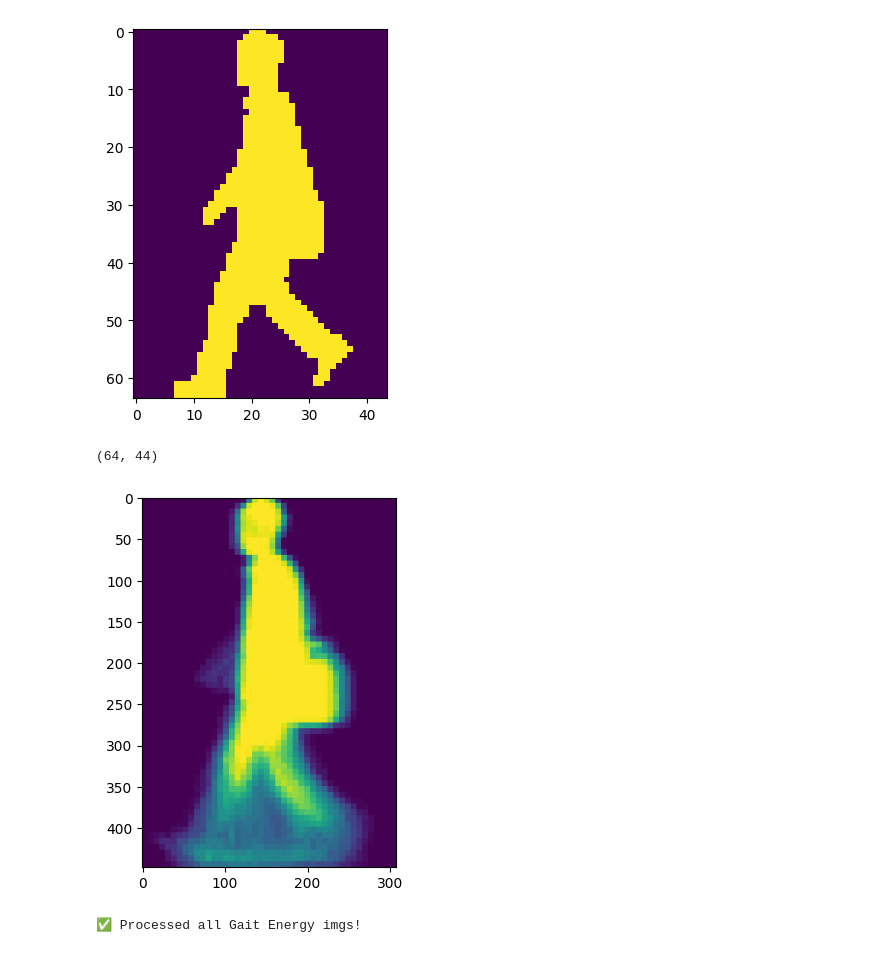
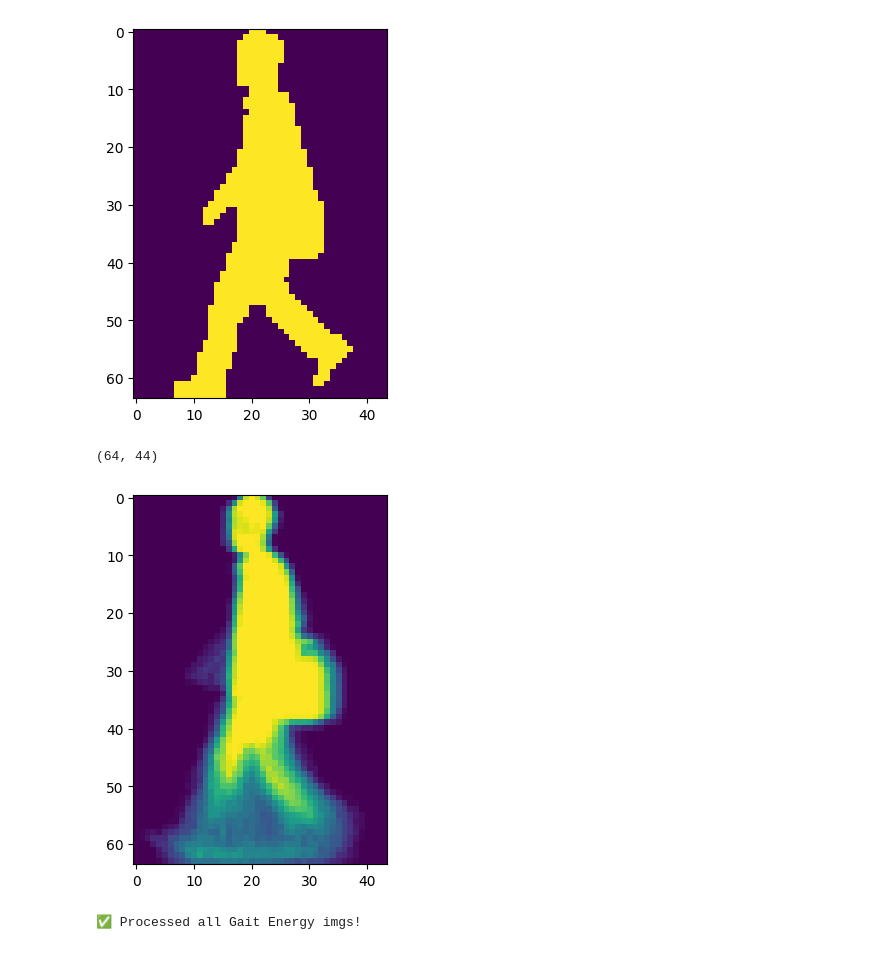
Before and after one commit to sillycroisant/GaitEnergy-Detection, a Jupyter notebook: 1_preprocessing.ipynb, the cells around one changed output. Cells and saved outputs as stored; diff of their text form; code cells hidden in the pictures.

```diff
--- a/1_preprocessing.ipynb
+++ b/1_preprocessing.ipynb
@@ -48,23 +46,22 @@ plt.imshow(sil[5]) # OKE
 <matplotlib.image.AxesImage at 0x...>
 [figure]
 # %%
-# 2. Compute Gait Energy Image
-# sử dụng ảnh silhoute trắng đen trước đó để tính ảnh GEI
+# 2. Compute Gait Energy Image # sử dụng ảnh silhoute trắng đen trước đó để tính ảnh GEI
 def compute_gei(silhouettes):
     return np.mean(silhouettes, axis=0)
 
 gei = compute_gei(sil)
 print(gei.shape) # OKE
 
 def show_image(image, title="Image", scale=7):
     h, w = image.shape[0], image.shape[1]
     resized_image = cv2.resize(image, (w * scale, h * scale), interpolation=cv2.INTER_NEAREST)
     plt.imshow(resized_image)
 
-show_image(gei) # OKE
+show_image(gei, scale = 1) # OKE
 # %% [output]
 (64, 44)
-[figure, old version]
+[figure, new version]
 # %%
 # lưu ảnh vào thư mục đã chọn
 def save_image(image, folder_path, image_name):
```
Also changed, not shown: parts of 5 cells of this notebook, 10 other files.
